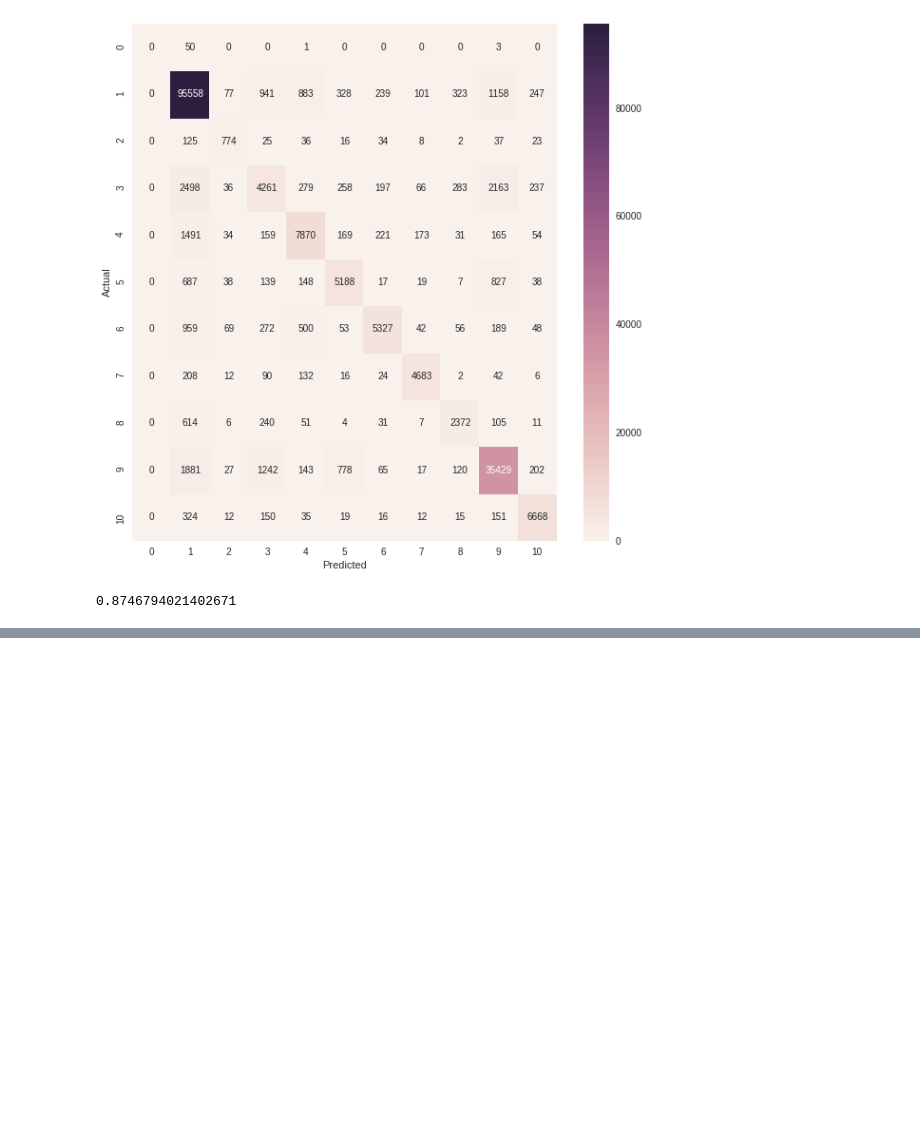
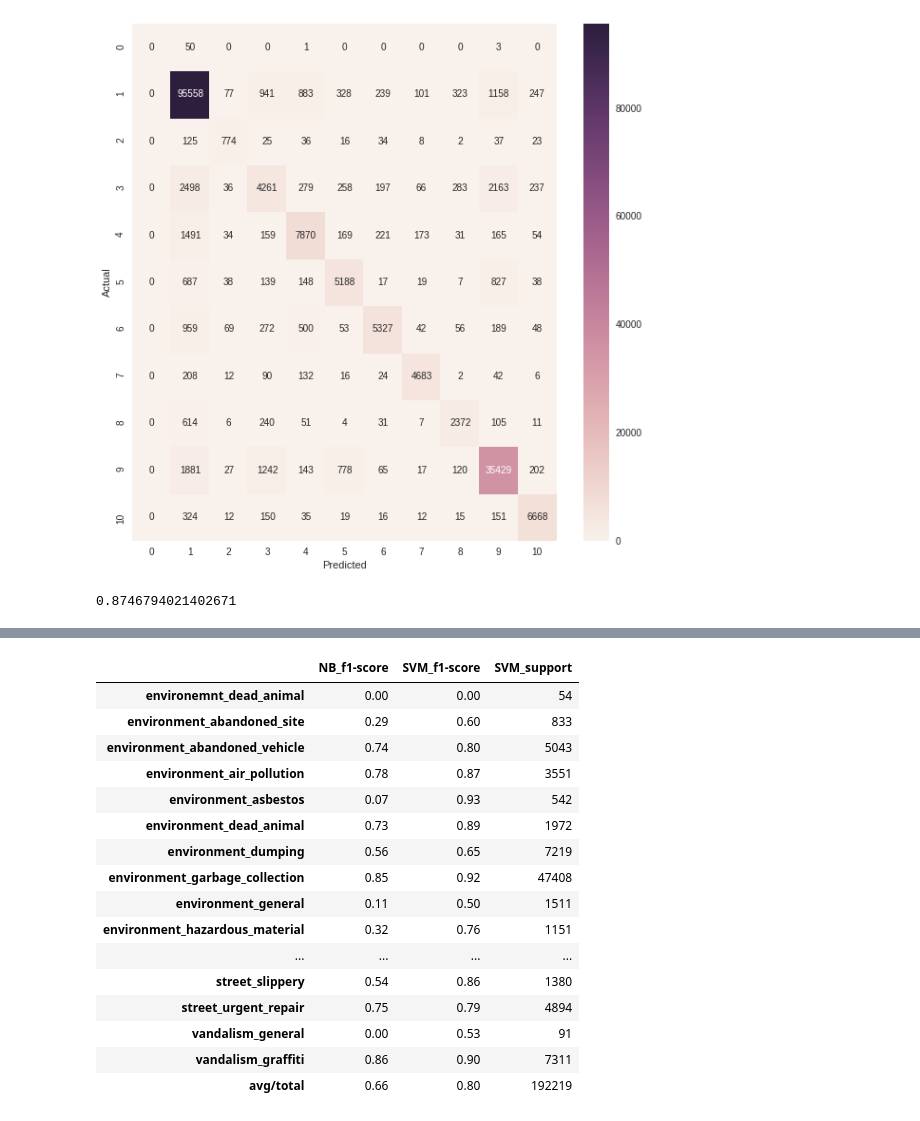
Before and after one commit to pdurkin84/W210_Gov_Complaints_Portal, a Jupyter notebook: Code/nonNN_model_v2.ipynb, the cells around one changed output, grey strips where cells are left out. Cells and saved outputs as stored; diff of their text form; code cells hidden in the pictures; blank space fills up the shorter version.

```diff
--- a/Code/nonNN_model_v2.ipynb
+++ b/Code/nonNN_model_v2.ipynb
@@ -235,0 +384,21 @@ display(accuracy_score(y_dummy, predict_dummy, normalize=True, sample_weight=Non
+# %%
+pd.concat([report_to_df(classification_report(y_test_sub, y_predict_NB_sub),'NB')['NB_f1-score'],\
+          report_to_df(classification_report(y_test_sub, y_predict_svc_sub),'SVM')[['SVM_f1-score','SVM_support']]], axis=1)
+# %% [output]
+|  | NB_f1-score | SVM_f1-score | SVM_support |
+| environemnt_dead_animal | 0.00 | 0.00 | 54 |
+| environment_abandoned_site | 0.29 | 0.60 | 833 |
+| environment_abandoned_vehicle | 0.74 | 0.80 | 5043 |
+| environment_air_pollution | 0.78 | 0.87 | 3551 |
+| environment_asbestos | 0.07 | 0.93 | 542 |
+| environment_dead_animal | 0.73 | 0.89 | 1972 |
+| environment_dumping | 0.56 | 0.65 | 7219 |
+| environment_garbage_collection | 0.85 | 0.92 | 47408 |
+| environment_general | 0.11 | 0.50 | 1511 |
+| environment_hazardous_material | 0.32 | 0.76 | 1151 |
+| ... | ... | ... | ... |
+| street_slippery | 0.54 | 0.86 | 1380 |
+| street_urgent_repair | 0.75 | 0.79 | 4894 |
+| vandalism_general | 0.00 | 0.53 | 91 |
+| vandalism_graffiti | 0.86 | 0.90 | 7311 |
+| avg/total | 0.66 | 0.80 | 192219 |
```
Also changed, not shown: parts of 19 cells of this notebook, 1 other file.
